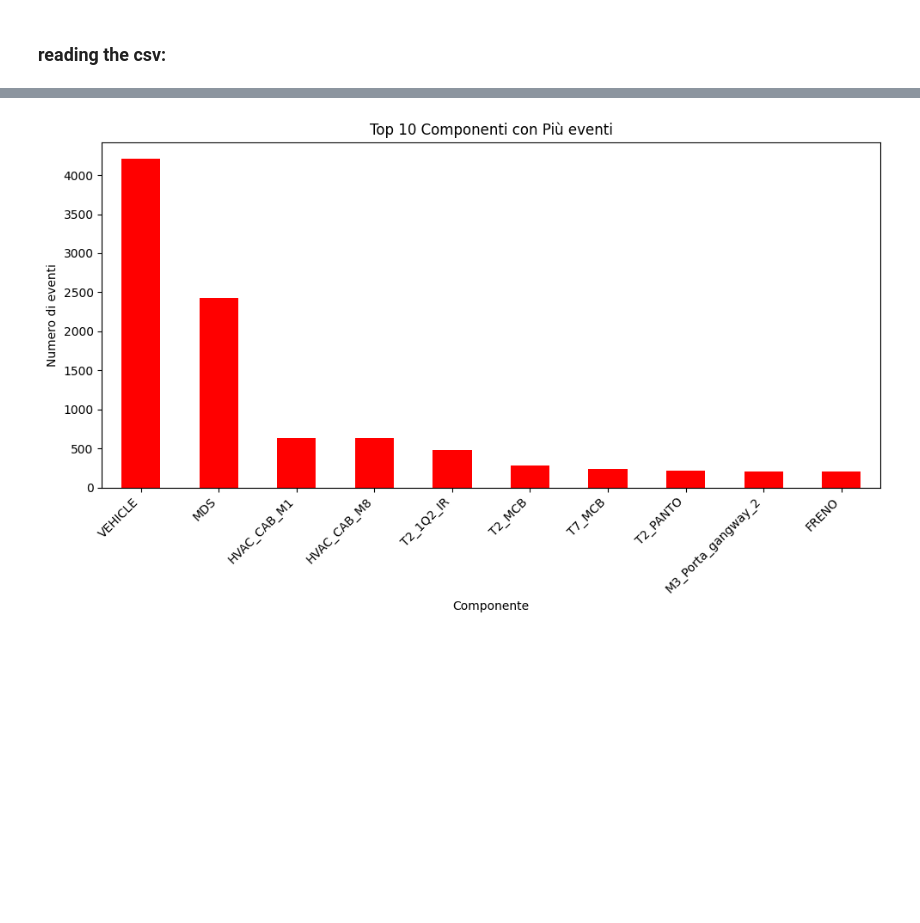
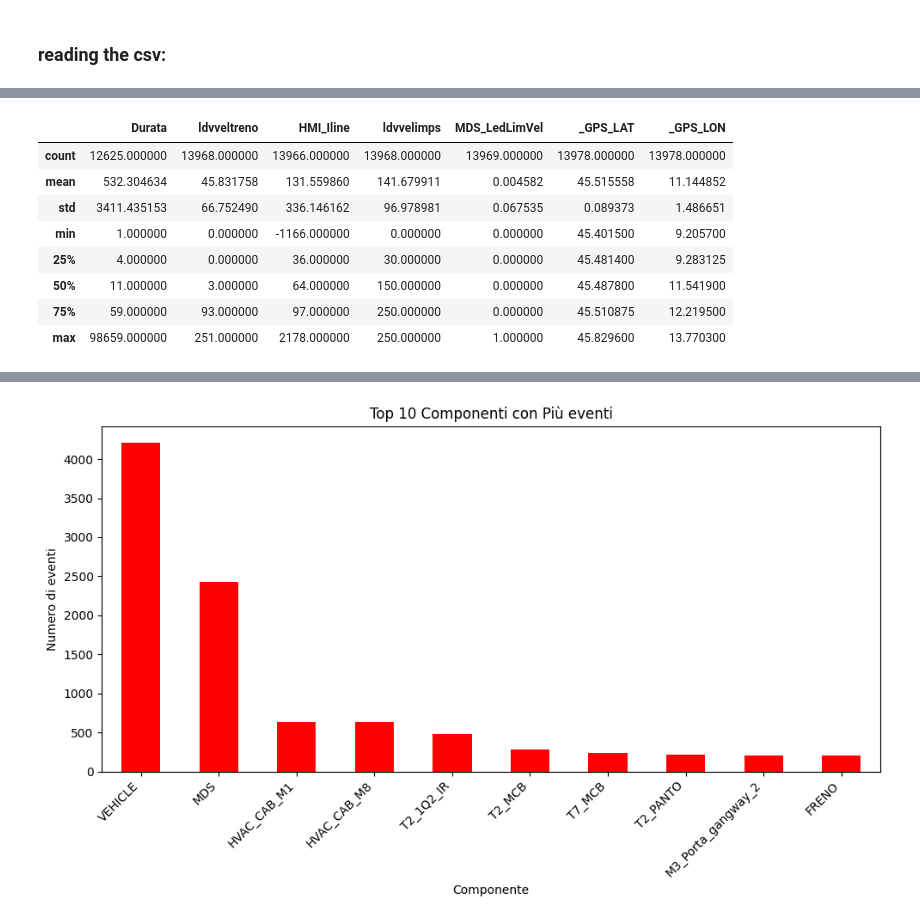
Before and after one commit to DISTA-IoT/Train_IIoT_SyntheticDataGeneration, a Jupyter notebook: synthetic_causal_system.ipynb, the cells around one changed output, grey strips where cells are left out. Saved outputs shown, nothing was run; the diff lists cells and outputs as text; code cells hidden in the pictures; blank space fills up the shorter version.

```diff
--- a/synthetic_causal_system.ipynb
+++ b/synthetic_causal_system.ipynb
@@ -243,0 +100,21 @@ We will use this to simulate:
+# %%
+train_state = [
+    'Durata',
+    'ldvveltreno',
+    'HMI_Iline',
+    'ldvvelimps',
+    'MDS_LedLimVel',
+    '_GPS_LAT',
+    '_GPS_LON']
+
+dataset_new[[col for col in train_state]].describe()
+# %% [output]
+|  | Durata | ldvveltreno | HMI_Iline | ldvvelimps | MDS_LedLimVel | _GPS_LAT | _GPS_LON |
+| count | 12625.000000 | 13968.000000 | 13966.000000 | 13968.000000 | 13969.000000 | 13978.000000 | 13978.000000 |
+| mean | 532.304634 | 45.831758 | 131.559860 | 141.679911 | 0.004582 | 45.515558 | 11.144852 |
+| std | 3411.435153 | 66.752490 | 336.146162 | 96.978981 | 0.067535 | 0.089373 | 1.486651 |
+| min | 1.000000 | 0.000000 | -1166.000000 | 0.000000 | 0.000000 | 45.401500 | 9.205700 |
+| 25% | 4.000000 | 0.000000 | 36.000000 | 30.000000 | 0.000000 | 45.481400 | 9.283125 |
+| 50% | 11.000000 | 3.000000 | 64.000000 | 150.000000 | 0.000000 | 45.487800 | 11.541900 |
+| 75% | 59.000000 | 93.000000 | 97.000000 | 250.000000 | 0.000000 | 45.510875 | 12.219500 |
+| max | 98659.000000 | 251.000000 | 2178.000000 | 250.000000 | 1.000000 | 45.829600 | 13.770300 |
```
Also changed, not shown: parts of 29 cells of this notebook.
